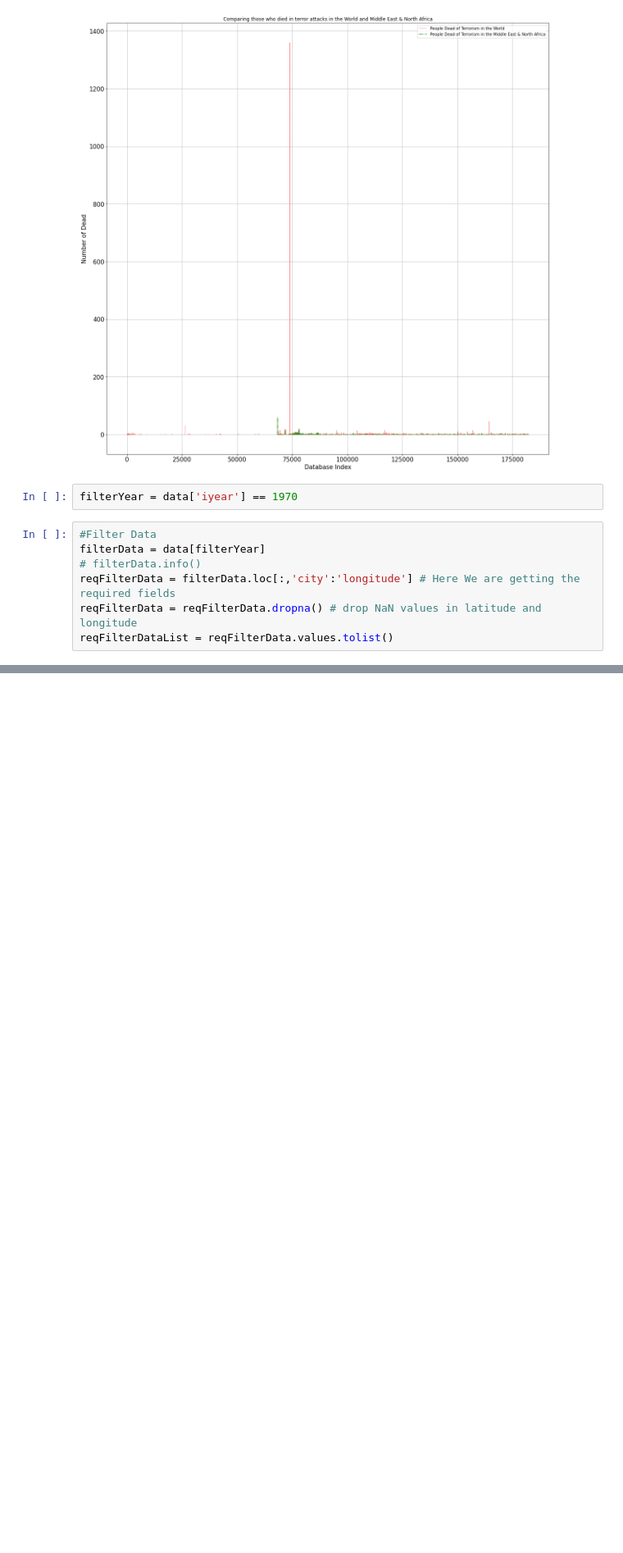
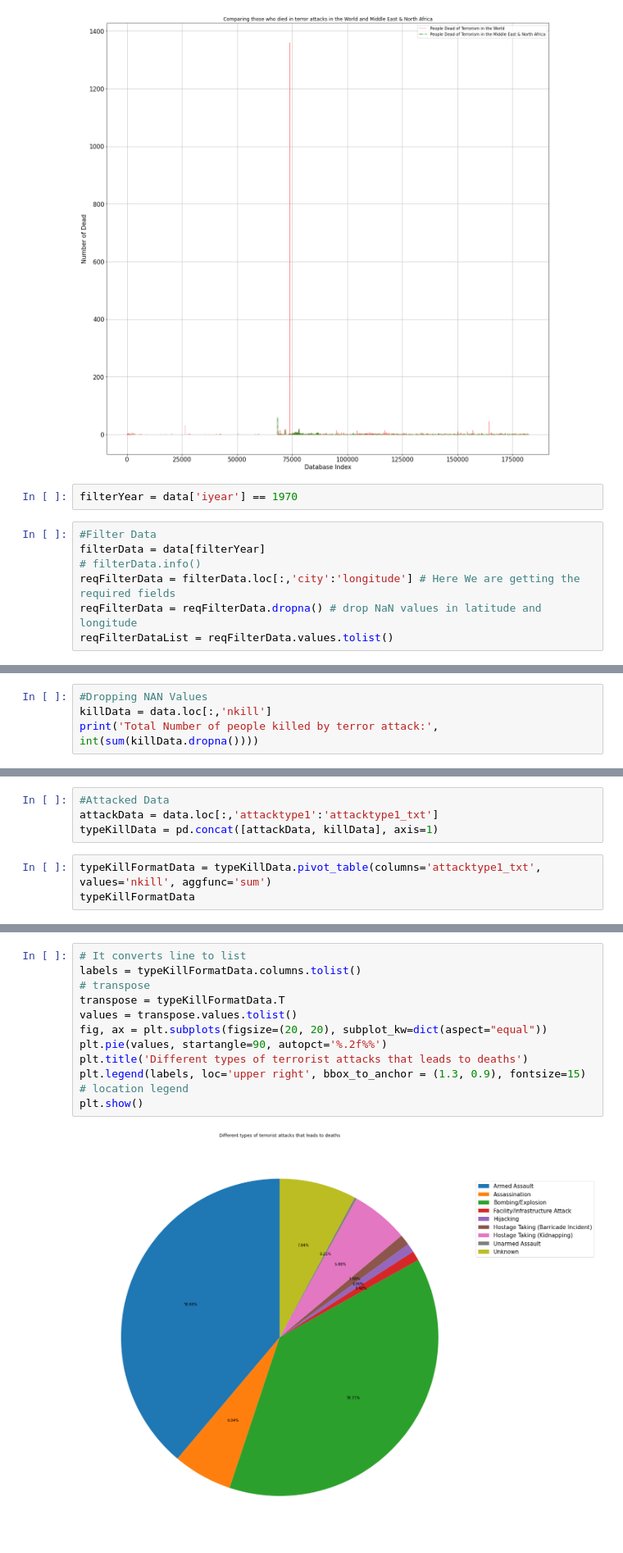
Before and after one commit to Sujitharasamsetty/Exploratory-Data-Analysis-On-Global-Terrorism-, a Jupyter notebook: Exploratory_Data_Analysis_On_Global_Terrorism.ipynb, the cells around one changed output, grey strips where cells are left out. Shown at 82% size. Cells and saved outputs as stored; diff of their text form; blank space fills up the shorter version.

Commit message:
Added Data Visualisation of different types of terrorists attacks that leads to death using pie visualisation

```diff
--- a/Exploratory_Data_Analysis_On_Global_Terrorism.ipynb
+++ b/Exploratory_Data_Analysis_On_Global_Terrorism.ipynb
@@ -164,3 +159,7 @@ for point in range(0, len(reqFilterDataList)):
 map
 # %% [output]
 [interactive output not drawn]
+# %%
+#Dropping NAN Values
+killData = data.loc[:,'nkill']
+print('Total Number of people killed by terror attack:', int(sum(killData.dropna())))
@@ -166,0 +168,7 @@ map
+# %%
+#Attacked Data
+attackData = data.loc[:,'attacktype1':'attacktype1_txt']
+typeKillData = pd.concat([attackData, killData], axis=1)
+# %%
+typeKillFormatData = typeKillData.pivot_table(columns='attacktype1_txt', values='nkill', aggfunc='sum')
+typeKillFormatData
@@ -166,0 +197,13 @@ map
+# %%
+# It converts line to list
+labels = typeKillFormatData.columns.tolist()
+# transpose
+transpose = typeKillFormatData.T
+values = transpose.values.tolist()
+fig, ax = plt.subplots(figsize=(20, 20), subplot_kw=dict(aspect="equal"))
+plt.pie(values, startangle=90, autopct='%.2f%%')
+plt.title('Different types of terrorist attacks that leads to deaths')
+plt.legend(labels, loc='upper right', bbox_to_anchor = (1.3, 0.9), fontsize=15) # location legend
+plt.show()
+# %% [output]
+[figure, added]
```
Also changed, not shown: parts of 4 cells of this notebook.
